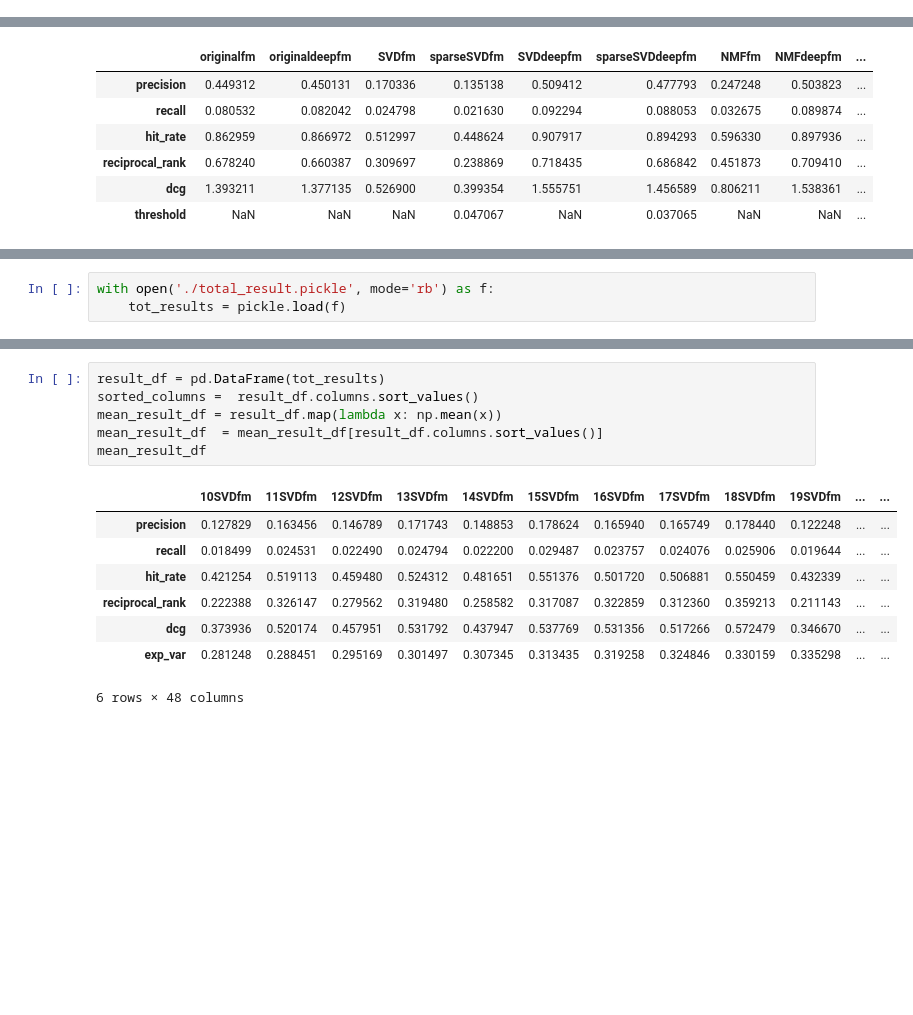
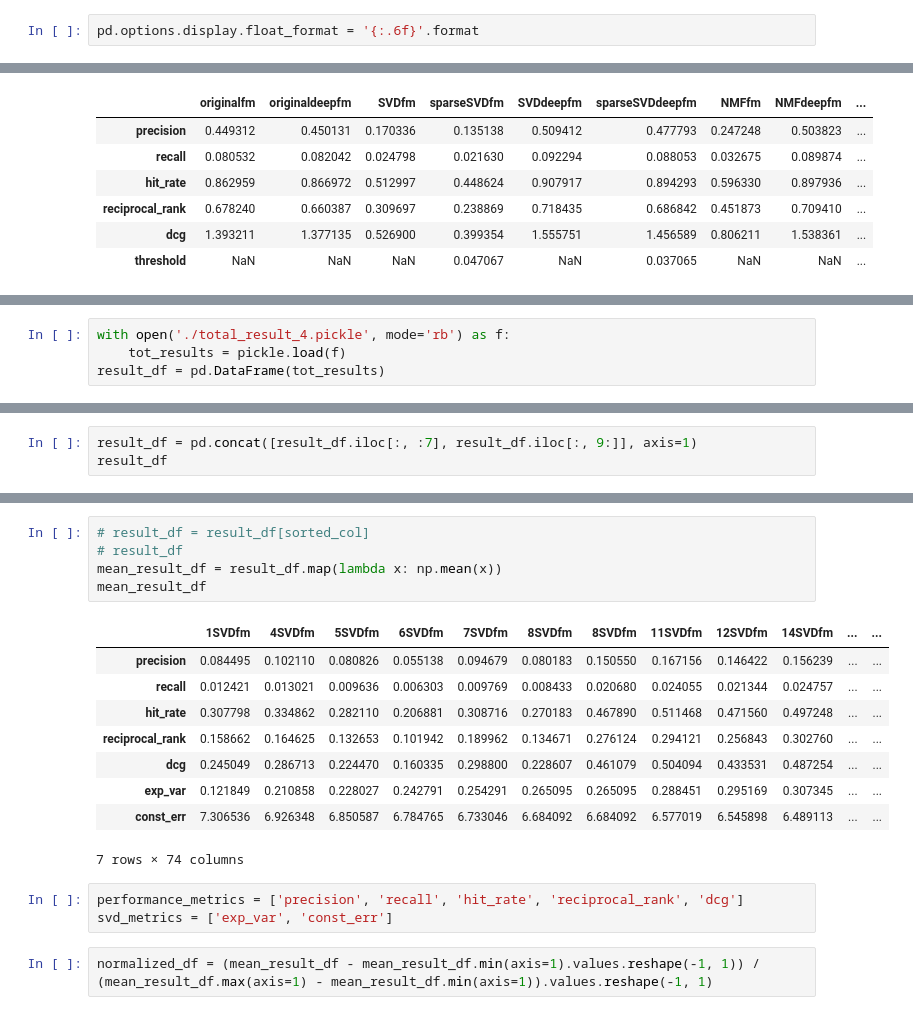
Before and after one commit to basill2001/SVD_FM, a Jupyter notebook: notes/pickle_checker.ipynb, the cells around one changed output, grey strips where cells are left out. Cells and saved outputs as stored; diff of their text form; blank space fills up the shorter version.

```diff
--- a/notes/pickle_checker.ipynb
+++ b/notes/pickle_checker.ipynb
@@ -4,0 +6,2 @@ import numpy as np
+# %%
+pd.options.display.float_format = '{:.6f}'.format
@@ -34,3 +43,4 @@ mean_result_df[['originalfm', 'originaldeepfm', 'SVDfm', 'sparseSVDfm', 'SVDdeep
 # %%
-with open('./total_result.pickle', mode='rb') as f:
+with open('./total_result_4.pickle', mode='rb') as f:
     tot_results = pickle.load(f)
+result_df = pd.DataFrame(tot_results)
@@ -47,0 +50,3 @@ pd.DataFrame(tot_results)
+# %%
+result_df = pd.concat([result_df.iloc[:, :7], result_df.iloc[:, 9:]], axis=1)
+result_df
@@ -48,16 +63,21 @@ pd.DataFrame(tot_results)
 # %%
-result_df = pd.DataFrame(tot_results)
-sorted_columns =  result_df.columns.sort_values()
+# result_df = result_df[sorted_col]
+# result_df
 mean_result_df = result_df.map(lambda x: np.mean(x))
-mean_result_df  = mean_result_df[result_df.columns.sort_values()]
 mean_result_df
 # %% [output]
-|  | 10SVDfm | 11SVDfm | 12SVDfm | 13SVDfm | 14SVDfm | 15SVDfm | 16SVDfm | 17SVDfm | 18SVDfm | 19SVDfm | ... | ... |
-| precision | 0.127829 | 0.163456 | 0.146789 | 0.171743 | 0.148853 | 0.178624 | 0.165940 | 0.165749 | 0.178440 | 0.122248 | ... | ... |
-| recall | 0.018499 | 0.024531 | 0.022490 | 0.024794 | 0.022200 | 0.029487 | 0.023757 | 0.024076 | 0.025906 | 0.019644 | ... | ... |
-| hit_rate | 0.421254 | 0.519113 | 0.459480 | 0.524312 | 0.481651 | 0.551376 | 0.501720 | 0.506881 | 0.550459 | 0.432339 | ... | ... |
-| reciprocal_rank | 0.222388 | 0.326147 | 0.279562 | 0.319480 | 0.258582 | 0.317087 | 0.322859 | 0.312360 | 0.359213 | 0.211143 | ... | ... |
-| dcg | 0.373936 | 0.520174 | 0.457951 | 0.531792 | 0.437947 | 0.537769 | 0.531356 | 0.517266 | 0.572479 | 0.346670 | ... | ... |
-| exp_var | 0.281248 | 0.288451 | 0.295169 | 0.301497 | 0.307345 | 0.313435 | 0.319258 | 0.324846 | 0.330159 | 0.335298 | ... | ... |
+|  | 1SVDfm | 4SVDfm | 5SVDfm | 6SVDfm | 7SVDfm | 8SVDfm | 8SVDfm | 11SVDfm | 12SVDfm | 14SVDfm | ... | ... |
+| precision | 0.084495 | 0.102110 | 0.080826 | 0.055138 | 0.094679 | 0.080183 | 0.150550 | 0.167156 | 0.146422 | 0.156239 | ... | ... |
+| recall | 0.012421 | 0.013021 | 0.009636 | 0.006303 | 0.009769 | 0.008433 | 0.020680 | 0.024055 | 0.021344 | 0.024757 | ... | ... |
+| hit_rate | 0.307798 | 0.334862 | 0.282110 | 0.206881 | 0.308716 | 0.270183 | 0.467890 | 0.511468 | 0.471560 | 0.497248 | ... | ... |
+| reciprocal_rank | 0.158662 | 0.164625 | 0.132653 | 0.101942 | 0.189962 | 0.134671 | 0.276124 | 0.294121 | 0.256843 | 0.302760 | ... | ... |
+| dcg | 0.245049 | 0.286713 | 0.224470 | 0.160335 | 0.298800 | 0.228607 | 0.461079 | 0.504094 | 0.433531 | 0.487254 | ... | ... |
+| exp_var | 0.121849 | 0.210858 | 0.228027 | 0.242791 | 0.254291 | 0.265095 | 0.265095 | 0.288451 | 0.295169 | 0.307345 | ... | ... |
+| const_err | 7.306536 | 6.926348 | 6.850587 | 6.784765 | 6.733046 | 6.684092 | 6.684092 | 6.577019 | 6.545898 | 6.489113 | ... | ... |
-6 rows × 48 columns
+7 rows × 74 columns
+# %%
+performance_metrics = ['precision', 'recall', 'hit_rate', 'reciprocal_rank', 'dcg']
+svd_metrics = ['exp_var', 'const_err']
+# %%
+normalized_df = (mean_result_df - mean_result_df.min(axis=1).values.reshape(-1, 1)) / (mean_result_df.max(axis=1) - mean_result_df.min(axis=1)).values.reshape(-1, 1)
 # %%
```
Also changed, not shown: parts of 20 cells of this notebook, 7 other files.
